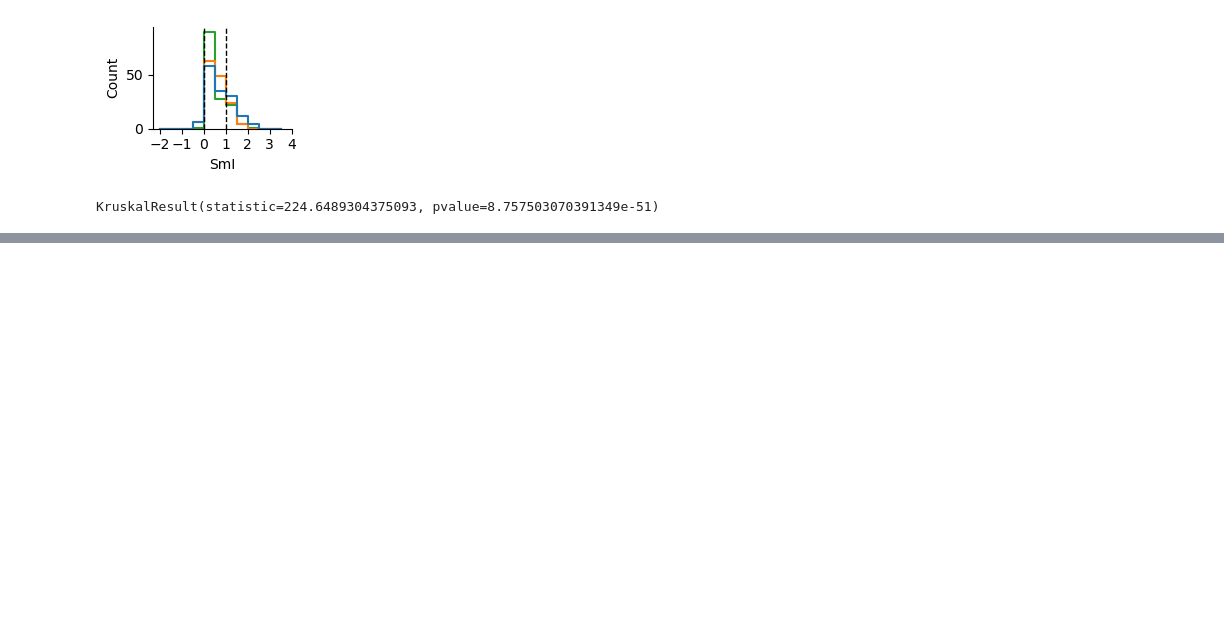
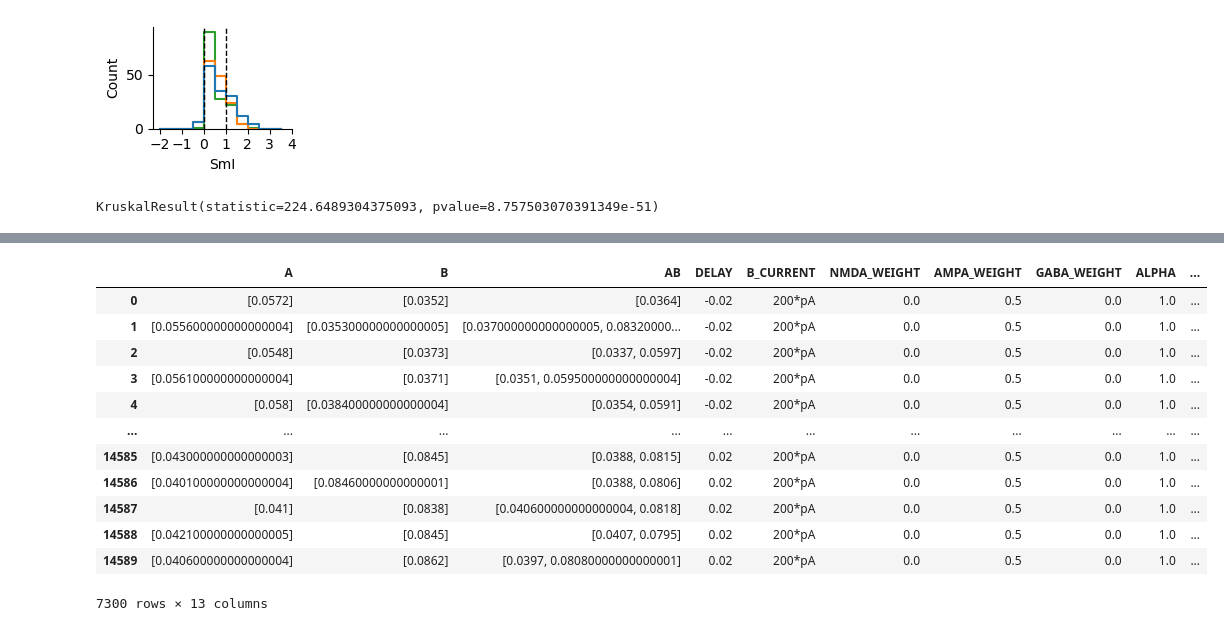
Before and after one commit to gawygawy/flex_integration, a Jupyter notebook: analyses/analyses.ipynb, the cells around one changed output, grey strips where cells are left out. Cells and saved outputs as stored; diff of their text form; code cells hidden in the pictures; blank space fills up the shorter version.

```diff
--- a/analyses/analyses.ipynb
+++ b/analyses/analyses.ipynb
@@ -158,0 +192,16 @@ KruskalResult(statistic=224.6489304375093, pvalue=8.757503070391349e-51)
+# %%
+raw_set
+# %% [output]
+|  | A | B | AB | DELAY | B_CURRENT | NMDA_WEIGHT | AMPA_WEIGHT | GABA_WEIGHT | ALPHA | ... |
+| 0 | [0.0572] | [0.0352] | [0.0364] | -0.02 | 200*pA | 0.0 | 0.5 | 0.0 | 1.0 | ... |
+| 1 | [0.055600000000000004] | [0.035300000000000005] | [0.037000000000000005, 0.08320000... | -0.02 | 200*pA | 0.0 | 0.5 | 0.0 | 1.0 | ... |
+| 2 | [0.0548] | [0.0373] | [0.0337, 0.0597] | -0.02 | 200*pA | 0.0 | 0.5 | 0.0 | 1.0 | ... |
+| 3 | [0.056100000000000004] | [0.0371] | [0.0351, 0.059500000000000004] | -0.02 | 200*pA | 0.0 | 0.5 | 0.0 | 1.0 | ... |
+| 4 | [0.058] | [0.038400000000000004] | [0.0354, 0.0591] | -0.02 | 200*pA | 0.0 | 0.5 | 0.0 | 1.0 | ... |
+| ... | ... | ... | ... | ... | ... | ... | ... | ... | ... | ... |
+| 14585 | [0.043000000000000003] | [0.0845] | [0.0388, 0.0815] | 0.02 | 200*pA | 0.0 | 0.5 | 0.0 | 1.0 | ... |
+| 14586 | [0.040100000000000004] | [0.08460000000000001] | [0.0388, 0.0806] | 0.02 | 200*pA | 0.0 | 0.5 | 0.0 | 1.0 | ... |
+| 14587 | [0.041] | [0.0838] | [0.040600000000000004, 0.0818] | 0.02 | 200*pA | 0.0 | 0.5 | 0.0 | 1.0 | ... |
+| 14588 | [0.042100000000000005] | [0.0845] | [0.0407, 0.0795] | 0.02 | 200*pA | 0.0 | 0.5 | 0.0 | 1.0 | ... |
+| 14589 | [0.040600000000000004] | [0.0862] | [0.0397, 0.08080000000000001] | 0.02 | 200*pA | 0.0 | 0.5 | 0.0 | 1.0 | ... |
+7300 rows × 13 columns
```
Also changed, not shown: parts of 3 cells of this notebook, 3 other files.
